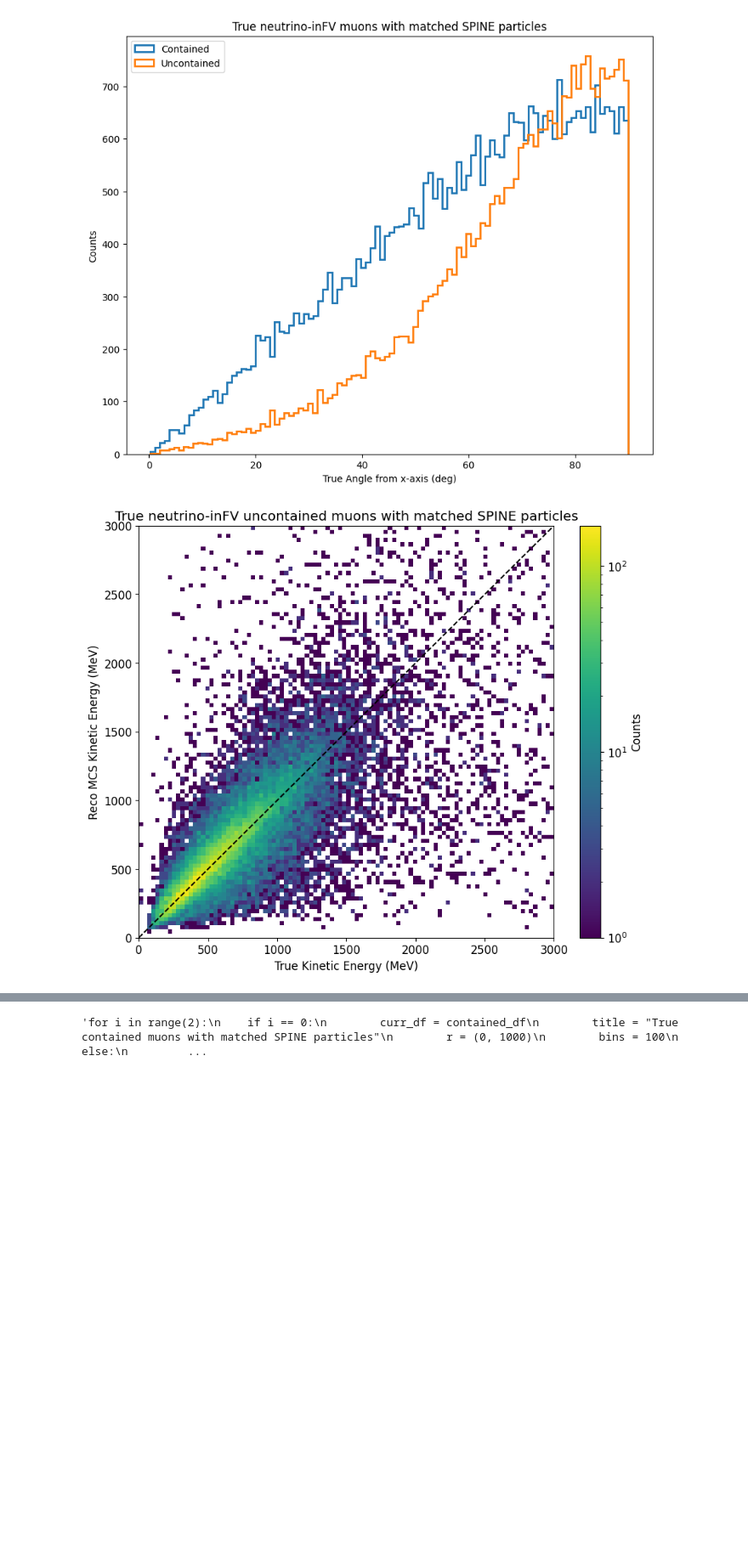
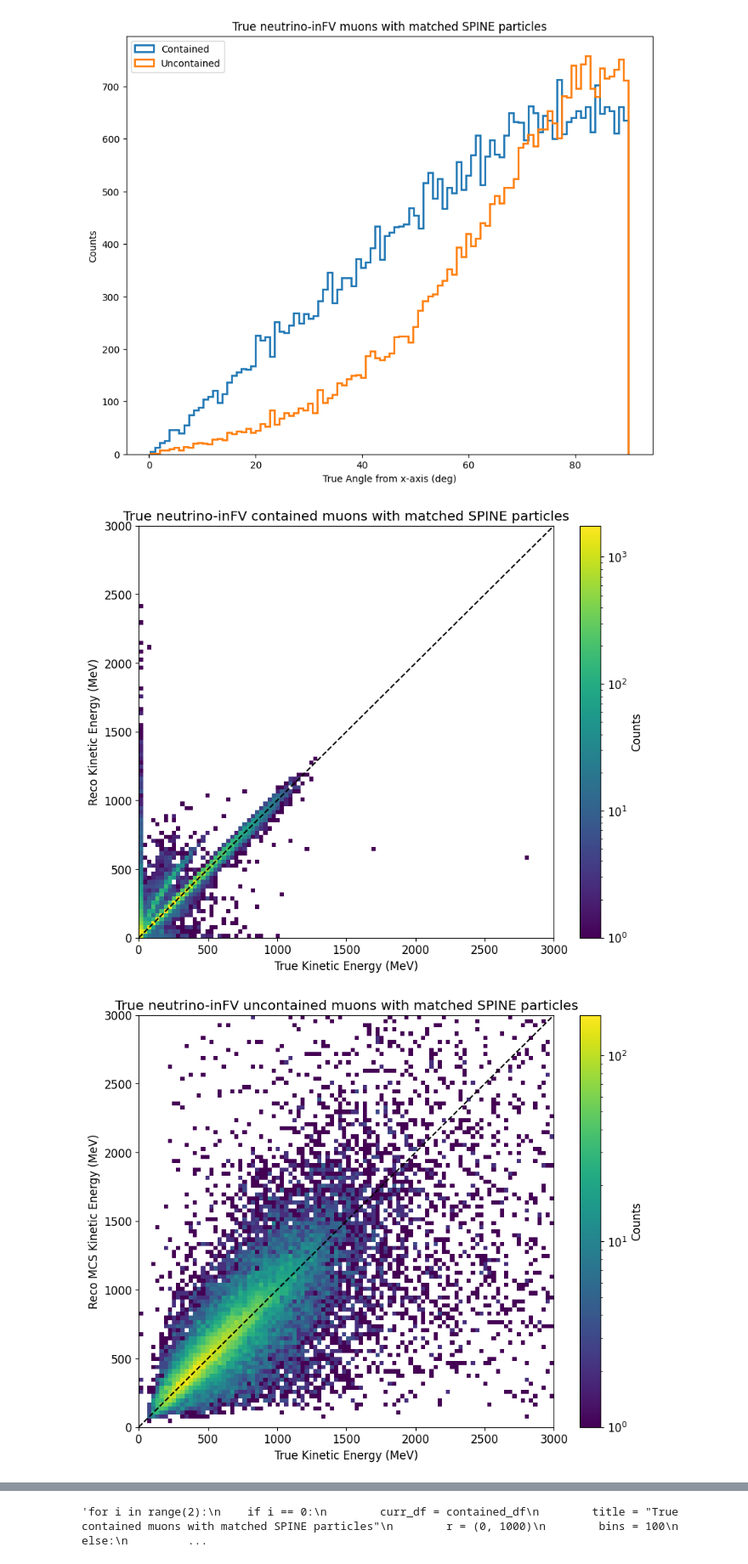
Before and after one commit to leehagaman/spine_mcs_angle_studies, a Jupyter notebook: plots_from_cafs.ipynb, the cells around one changed output, grey strips where cells are left out. Shown at 85% size. Cells and saved outputs as stored; diff of their text form; code cells hidden in the pictures; blank space fills up the shorter version.

Commit message:
clearer projection code, corrected relative vs absolute y-axis labels

```diff
--- a/plots_from_cafs.ipynb
+++ b/plots_from_cafs.ipynb
@@ -73,21 +73,35 @@ plt.show()
 [figure]
 # %%
 mpl.rcParams['font.size'] = 12
+
+r = (0, 3000)
+bins = 100
+plt.figure(figsize=(10, 8))
+plt.hist2d(contained_df['true_ke'], contained_df['matching_reco_particle_ke'], bins=bins, range=[r, r], norm=mpl.colors.LogNorm())
+plt.plot(r, r, 'k--')
+plt.colorbar(label='Counts')
+plt.xlim(r)
+plt.ylim(r)
+plt.xlabel('True Kinetic Energy (MeV)')
+plt.ylabel('Reco Kinetic Energy (MeV)')
+plt.title("True neutrino-inFV contained muons with matched SPINE particles")
+plt.show()
 
 r = (0, 3000)
 bins = 100
 plt.figure(figsize=(10, 8))
 plt.hist2d(uncontained_df['true_ke'], uncontained_df['matching_reco_particle_mcs_ke'], bins=bins, range=[r, r], norm=mpl.colors.LogNorm())
 plt.plot(r, r, 'k--')
 plt.colorbar(label='Counts')
 plt.xlim(r)
 plt.ylim(r)
 plt.xlabel('True Kinetic Energy (MeV)')
 plt.ylabel('Reco MCS Kinetic Energy (MeV)')
 plt.title("True neutrino-inFV uncontained muons with matched SPINE particles")
 plt.show()
 # %% [output]
-[figure, old version]
+[figure, new version]
+[figure, added]
 # %%
 bins = (np.linspace(0, 3000, 101), np.linspace(0, 3, 101))
 
```
Also changed, not shown: parts of 1 cell of this notebook, 1 other file.
